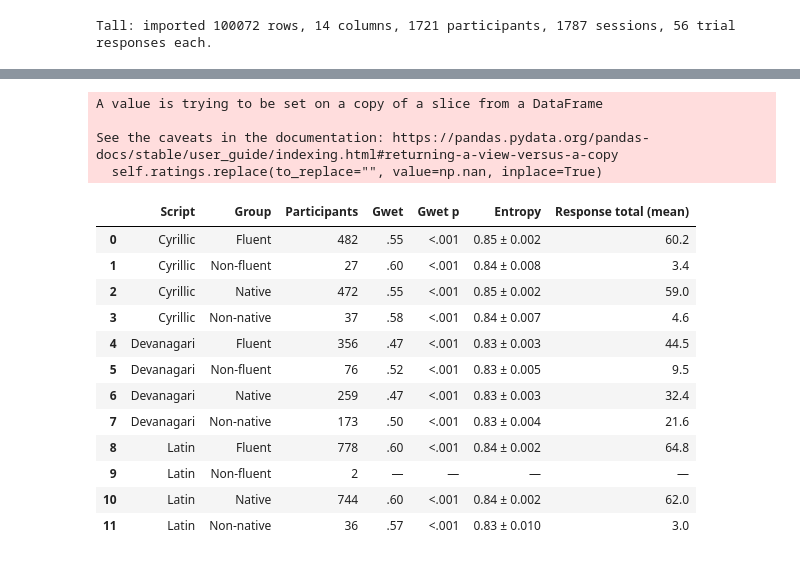
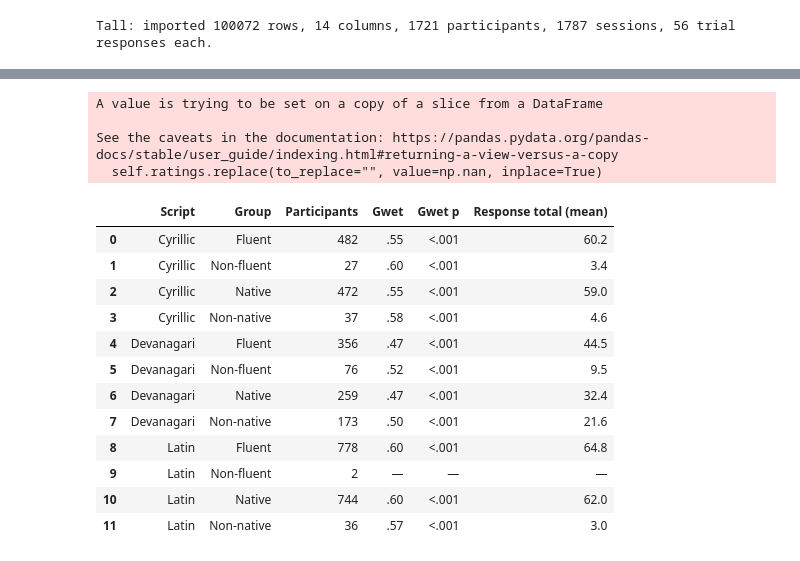
Before and after one commit to MrBrezina/context-sensitive-visual-similarity, a Jupyter notebook: data/participants-agreement_effects-of-expertise-fluency-nativity.ipynb, the cells around one changed output, grey strips where cells are left out. Drawn from its saved outputs; the diff is of its cells as text; code cells hidden in the pictures.

```diff
--- a/data/participants-agreement_effects-of-expertise-fluency-nativity.ipynb
+++ b/data/participants-agreement_effects-of-expertise-fluency-nativity.ipynb
@@ -199,8 +122,6 @@ COLS = [  # to get a nice order in the result reports
   "FET in % (n)",
   "Spearman p",
   "Gwet p",
-  "Entropy",
-  "Entropy MWU (p)",
   "Response total (mean)",
   "Test1",
   "Test2",
@@ -276,13 +197,10 @@ for script in SCRIPTS:
       gwet = raters.gwet()["est"]["coefficient_value"]
       gwet_p = raters.gwet()["est"]["p_value"]
 
-      # Entropy
-      entropy = pd.DataFrame(*subset_data(edata, groupby, [value], script))["entropy"]
       row_results = {
         "Response total (mean)": f"{total_mean:.1f}",
         "Gwet":  format_small(gwet),
         "Gwet p":  format_small(gwet_p, p_val=True),
-        "Entropy": f"{entropy.mean():.2f} ± {entropy.sem():.3f}",
       }
     # format results
     if groupby.startswith("fluent"):
@@ -512,55 +423,52 @@ for script in SCRIPTS:
       gwet = raters.gwet()["est"]["coefficient_value"]
       gwet_p = raters.gwet()["est"]["p_value"]
 
-      # Entropy
-      entropy = pd.DataFrame(*subset_data(edata, groupby, [value], script))["entropy"]
       row_results = {
         "Response total (mean)": f"{total_mean:.1f}",
         "Gwet":  format_small(gwet),
         "Gwet p":  format_small(gwet_p, p_val=True),
-        "Entropy": f"{entropy.mean():.2f} ± {entropy.sem():.3f}",
       }
     # format results
     if groupby.startswith("fluent"):
       group_nice = "Fluent" if value else "Non-fluent"
     elif groupby.startswith("native"):
       group_nice = "Native" if value else "Non-native"
     elif groupby.startswith("design"):
       if value == DESIGNERS:
         group_nice = "All designers"
       # elif value == NON_DESIGNERS:
       #   group_nice = "Non-designers"
       # elif value == LETTER_DESIGNERS:
       #   group_nice = "Letter designers"
       else:
         group_nice = f"{value}s"  # plural of exact value
 
     row_results["Script"] = script.title()
     row_results["Group"] = group_nice
     row_results["Participants"] = f"{len(adata)}"
 
     results.append(pd.Series(row_results, index=COLS))
 results = pd.concat(results, axis=1).dropna(how="all").fillna("—")
 display(results.T)
 results.T.to_csv("csv/agreement_nativity-fluency_groups.csv")
 # %% [output]
 A value is trying to be set on a copy of a slice from a DataFrame
 
 See the caveats in the documentation: https://pandas.pydata.org/pandas-docs/stable/user_guide/indexing.html#returning-a-view-versus-a-copy
   self.ratings.replace(to_replace="", value=np.nan, inplace=True)
-|  | Script | Group | Participants | Gwet | Gwet p | Entropy | Response total (mean) |
-| 0 | Cyrillic | Fluent | 482 | .55 | <.001 | 0.85 ± 0.002 | 60.2 |
-| 1 | Cyrillic | Non-fluent | 27 | .60 | <.001 | 0.84 ± 0.008 | 3.4 |
-| 2 | Cyrillic | Native | 472 | .55 | <.001 | 0.85 ± 0.002 | 59.0 |
-| 3 | Cyrillic | Non-native | 37 | .58 | <.001 | 0.84 ± 0.007 | 4.6 |
-| 4 | Devanagari | Fluent | 356 | .47 | <.001 | 0.83 ± 0.003 | 44.5 |
-| 5 | Devanagari | Non-fluent | 76 | .52 | <.001 | 0.83 ± 0.005 | 9.5 |
-| 6 | Devanagari | Native | 259 | .47 | <.001 | 0.83 ± 0.003 | 32.4 |
-| 7 | Devanagari | Non-native | 173 | .50 | <.001 | 0.83 ± 0.004 | 21.6 |
-| 8 | Latin | Fluent | 778 | .60 | <.001 | 0.84 ± 0.002 | 64.8 |
-| 9 | Latin | Non-fluent | 2 | — | — | — | — |
-| 10 | Latin | Native | 744 | .60 | <.001 | 0.84 ± 0.002 | 62.0 |
-| 11 | Latin | Non-native | 36 | .57 | <.001 | 0.83 ± 0.010 | 3.0 |
+|  | Script | Group | Participants | Gwet | Gwet p | Response total (mean) |
+| 0 | Cyrillic | Fluent | 482 | .55 | <.001 | 60.2 |
+| 1 | Cyrillic | Non-fluent | 27 | .60 | <.001 | 3.4 |
+| 2 | Cyrillic | Native | 472 | .55 | <.001 | 59.0 |
+| 3 | Cyrillic | Non-native | 37 | .58 | <.001 | 4.6 |
+| 4 | Devanagari | Fluent | 356 | .47 | <.001 | 44.5 |
+| 5 | Devanagari | Non-fluent | 76 | .52 | <.001 | 9.5 |
+| 6 | Devanagari | Native | 259 | .47 | <.001 | 32.4 |
+| 7 | Devanagari | Non-native | 173 | .50 | <.001 | 21.6 |
+| 8 | Latin | Fluent | 778 | .60 | <.001 | 64.8 |
+| 9 | Latin | Non-fluent | 2 | — | — | — |
+| 10 | Latin | Native | 744 | .60 | <.001 | 62.0 |
+| 11 | Latin | Non-native | 36 | .57 | <.001 | 3.0 |
 # %%
 # Design expertise: compare between groups with hypothesis tests
 
```
Also changed, not shown: parts of 7 cells of this notebook, 3 other files.
